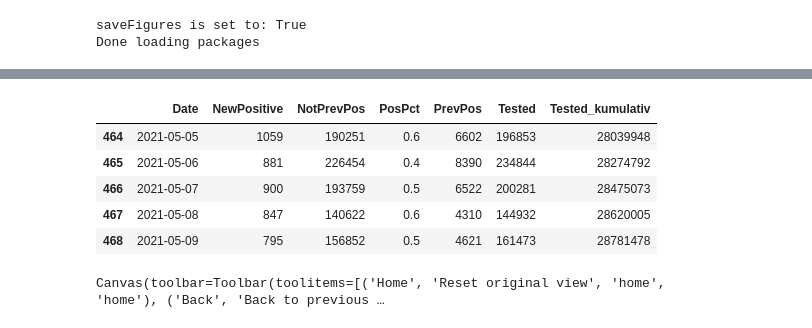
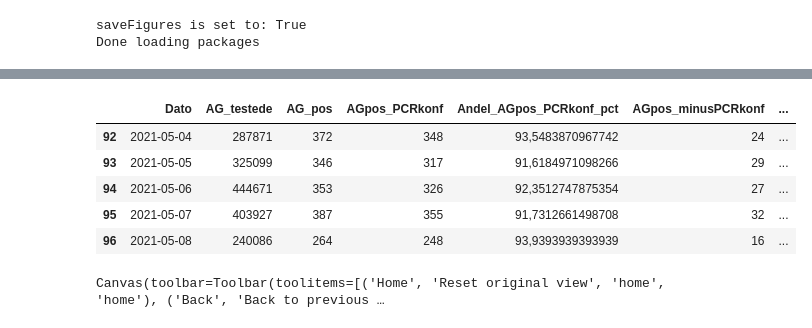
Before and after one commit to PandemiXcenter/PandemiX, a Jupyter notebook: DanskeData/data_investigation_new.ipynb, the cells around one changed output, grey strips where cells are left out. Cells and saved outputs as stored; diff of their text form; code cells hidden in the pictures.

```diff
--- a/DanskeData/data_investigation_new.ipynb
+++ b/DanskeData/data_investigation_new.ipynb
@@ -106,14 +106,14 @@ dfAG = dfAG[dfAG.Date >= firstDate]
 dfPCR = dfPCR.iloc[:-1]
 dfAG = dfAG.iloc[:-1]
 # %%
-dfPCR.tail()
+dfAG2.tail()
 # %% [output]
-|  | Date | NewPositive | NotPrevPos | PosPct | PrevPos | Tested | Tested_kumulativ |
-| 464 | 2021-05-05 | 1059 | 190251 | 0.6 | 6602 | 196853 | 28039948 |
-| 465 | 2021-05-06 | 881 | 226454 | 0.4 | 8390 | 234844 | 28274792 |
-| 466 | 2021-05-07 | 900 | 193759 | 0.5 | 6522 | 200281 | 28475073 |
-| 467 | 2021-05-08 | 847 | 140622 | 0.6 | 4310 | 144932 | 28620005 |
-| 468 | 2021-05-09 | 795 | 156852 | 0.5 | 4621 | 161473 | 28781478 |
+|  | Dato | AG_testede | AG_pos | AGpos_PCRkonf | Andel_AGpos_PCRkonf_pct | AGpos_minusPCRkonf | ... |
+| 92 | 2021-05-04 | 287871 | 372 | 348 | 93,5483870967742 | 24 | ... |
+| 93 | 2021-05-05 | 325099 | 346 | 317 | 91,6184971098266 | 29 | ... |
+| 94 | 2021-05-06 | 444671 | 353 | 326 | 92,3512747875354 | 27 | ... |
+| 95 | 2021-05-07 | 403927 | 387 | 355 | 91,7312661498708 | 32 | ... |
+| 96 | 2021-05-08 | 240086 | 264 | 248 | 93,9393939393939 | 16 | ... |
 # %%
 curDates = dfPCR.Date
 
```
Also changed, not shown: parts of 2 cells of this notebook, 32 other files.
